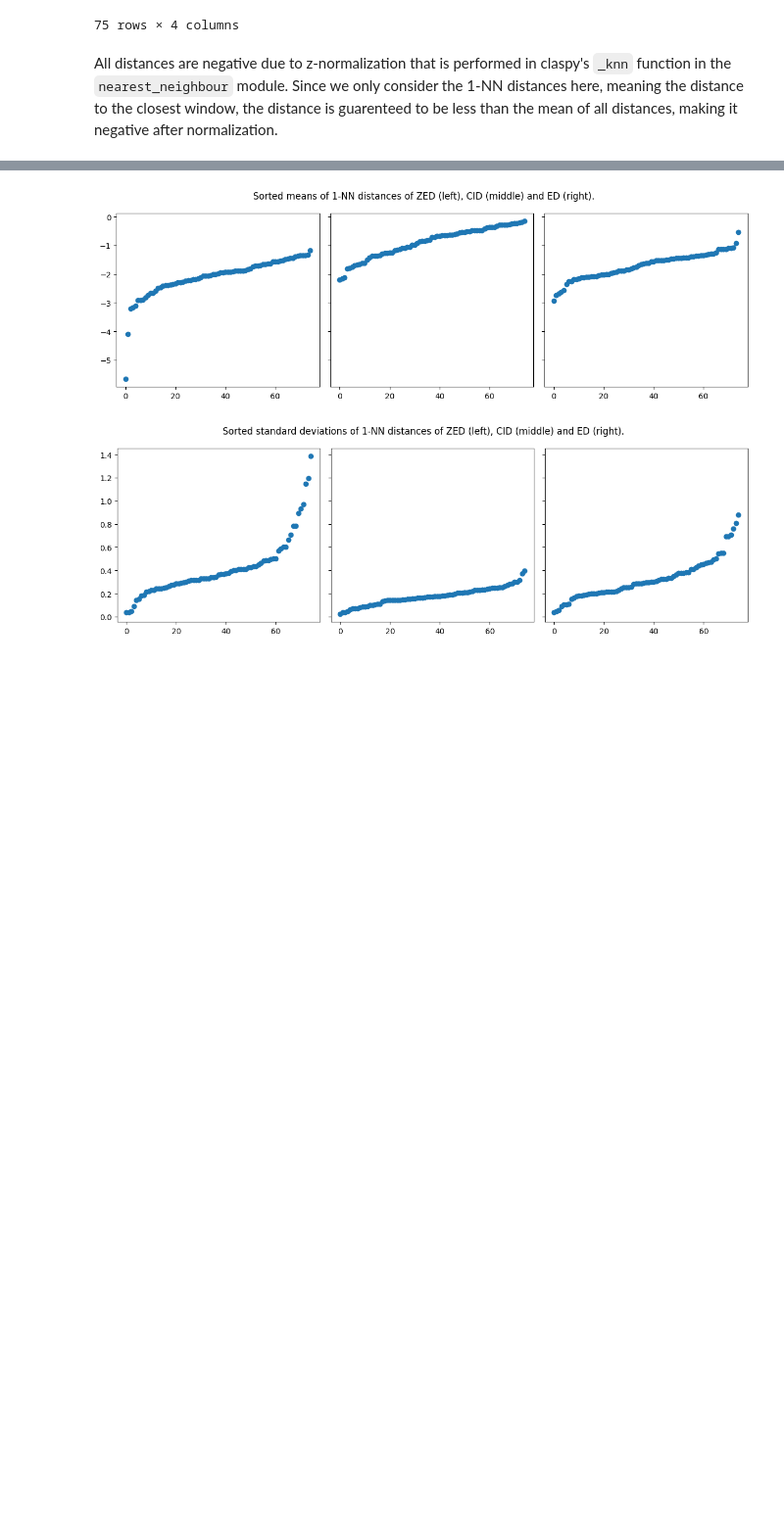
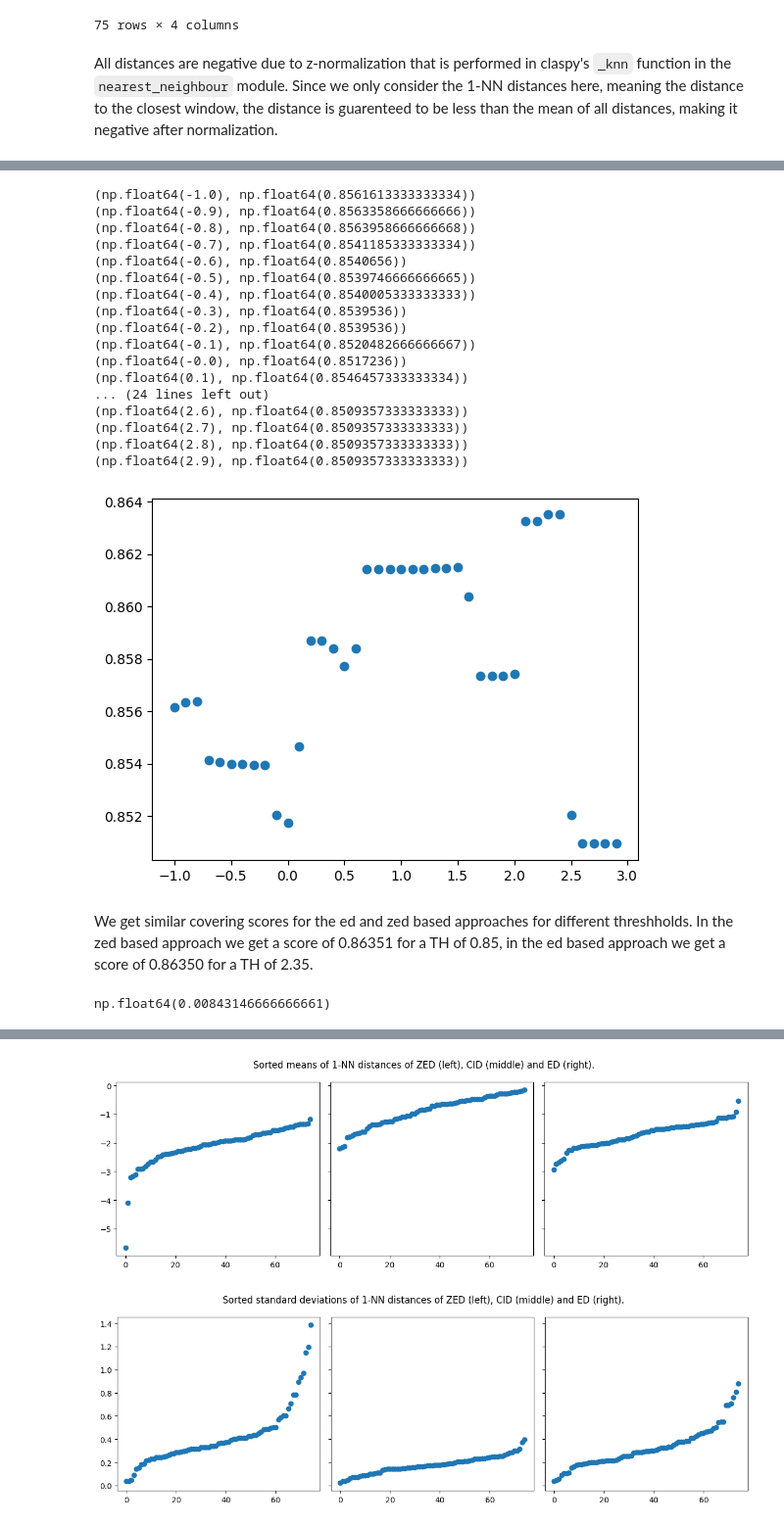
Before and after one commit to JaasperK/oracle, a Jupyter notebook: notebooks/oracle.ipynb, the cells around one changed output, grey strips where cells are left out. Shown at 98% size. Drawn from its saved outputs; the diff is of its cells as text; code cells hidden in the pictures; blank space fills up the shorter version.

```diff
--- a/notebooks/oracle.ipynb
+++ b/notebooks/oracle.ipynb
@@ -657,0 +782,48 @@ np.mean(k_zed), np.mean(k_cid), np.mean(k_ed)
+# %%
+def make_ed_based_picks():
+    threshhold_cov_scores = []
+    r = np.arange(-1.0, 3.0, 0.1)
+    for kurt_thresh in r:
+        picks = []
+        for nn_dists in one_nn_distances.ed:
+            k = kurtosis(nn_dists)
+            if k <= kurt_thresh:
+                picks.append("ed")
+            else:
+                picks.append("zed")
+        cov = evaluate_picks(picks)
+        threshhold_cov_scores.append(cov)
+
+    for e in zip(np.round(r, 2), threshhold_cov_scores):
+        if e[1] == np.max(threshhold_cov_scores):
+            print(e, "<-- maximum")
+        else:
+            print(e)
+    plt.plot(r, threshhold_cov_scores, "o")
+
+make_ed_based_picks()
+# %% [output]
+(np.float64(-1.0), np.float64(0.8561613333333334))
+(np.float64(-0.9), np.float64(0.8563358666666666))
+(np.float64(-0.8), np.float64(0.8563958666666668))
+(np.float64(-0.7), np.float64(0.8541185333333334))
+(np.float64(-0.6), np.float64(0.8540656))
+(np.float64(-0.5), np.float64(0.8539746666666665))
+(np.float64(-0.4), np.float64(0.8540005333333333))
+(np.float64(-0.3), np.float64(0.8539536))
+(np.float64(-0.2), np.float64(0.8539536))
+(np.float64(-0.1), np.float64(0.8520482666666667))
+(np.float64(-0.0), np.float64(0.8517236))
+(np.float64(0.1), np.float64(0.8546457333333334))
+... (24 lines left out)
+(np.float64(2.6), np.float64(0.8509357333333333))
+(np.float64(2.7), np.float64(0.8509357333333333))
+(np.float64(2.8), np.float64(0.8509357333333333))
+(np.float64(2.9), np.float64(0.8509357333333333))
+[figure, added]
+# %% [markdown]
+We get similar covering scores for the ed and zed based approaches for different threshholds. In the zed based approach we get a score of 0.86351 for a TH of 0.85, in the ed based approach we get a score of 0.86350 for a TH of 2.35.
+# %%
+0.86351 - evaluate_picks(75 * ["zed"])
+# %% [output]
+np.float64(0.00843146666666661)
```
Also changed, not shown: parts of 60 cells of this notebook.
